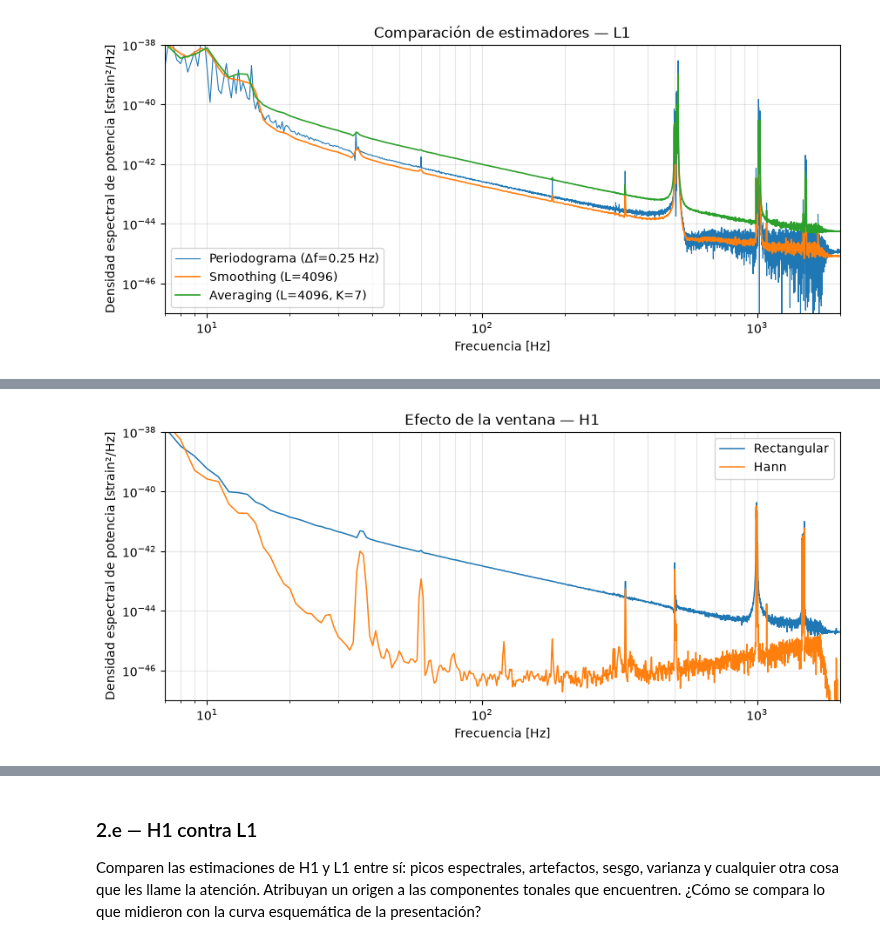
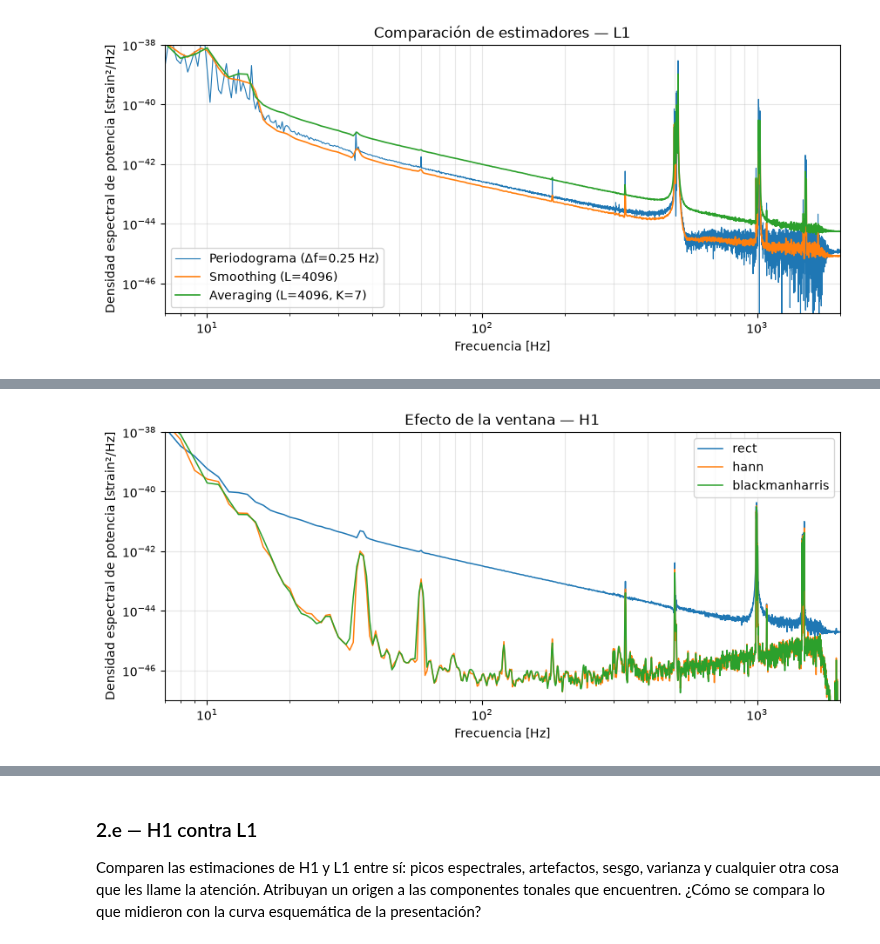
Before and after one commit to vito-pp/pasa_tps, a Jupyter notebook: tp1/TP1_LIGO_Grupo6.ipynb, the cells around one changed output, grey strips where cells are left out. Drawn from its saved outputs; the diff is of its cells as text; code cells hidden in the pictures.

Commit message:
TP1: comparación de ventanas en 2.d

```diff
--- a/tp1/TP1_LIGO_Grupo6.ipynb
+++ b/tp1/TP1_LIGO_Grupo6.ipynb
@@ -281,10 +281,12 @@ Estímenlo con **periodogram averaging**. Seleccionen y justifiquen $N$, $K$ y $
 def periodogram_averaging(x, L, fs, overlap=0.5, ventana="rect"):
     x = x - np.mean(x) # misma idea que antes, le saco la media
     N = len(x) # cuántas muestras tengo en total
-    if ventana == "hann": # elijo la ventana de datos
-        w = hann(L, sym=False) # Hann, la que tiene taper
+    if ventana == "hann":                                      # elijo la ventana de datos
+        w = hann(L, sym=False)                                 # Hann, la que tiene taper
+    elif ventana == "blackmanharris":                          # la de lóbulos laterales bajísimos
+        w = blackmanharris(L, sym=False)                       # ~-92 dB, pero lóbulo principal ancho
     else:
-        w = np.ones(L) # rectangular, para comparar
+        w = np.ones(L)                                         # rectangular, para comparar
     w = w * np.sqrt(L / np.sum(w**2)) # normalizo así sum[w²(n)]=L, como pide la diapo
     D = int(L * (1 - overlap)) # el corrimiento entre segmentos
     K = 1 + (N - L)//D # cuántos segmentos me entran
@@ -460,58 +462,44 @@ L1:
 [figure]
 [figure]
 # %%
-# Comparación de ventana rectangular contra Hann.
-# Mantengo L y overlap constantes para que la única diferencia sea la ventana.
+def ancho_pico(f, S, f0, ancho=30):                            # mido el ancho del pico a -3 dB
+    banda = (f > f0-ancho) & (f < f0+ancho)                    # me quedo con la zona del pico
+    fb, Sb = f[banda], S[banda]                                # recorto
+    pico = Sb.max()                                            # el valor máximo del pico
+    sobre = fb[Sb > pico/2]                                    # las frecuencias donde estoy arriba de la mitad
+    return sobre.max() - sobre.min()                           # el ancho en Hz
 
 def comparar_ventanas(x, fs, detector):
-    f_rect, S_rect, K_rect = periodogram_averaging(
-        x,
-        L=L_cmp,
-        fs=fs,
-        overlap=overlap_cmp,
-        ventana="rect"
-    )
+    plt.figure()                                               # gráfico de todo el espectro
+    for vent in ["rect", "hann", "blackmanharris"]:            # las tres ventanas a comparar
+        f_v, S_v, K_v = periodogram_averaging(x, L=L_cmp, fs=fs,   # mismo L y overlap siempre
+                                              overlap=overlap_cmp, ventana=vent)
+        plt.loglog(f_v, S_v, lw=1.1, label=vent)               # la curva
+        print(f"  {vent:15s}: σ = {dispersion_db(f_v, S_v):.2f} dB, "   # varianza
+              f"ancho pico 500 Hz = {ancho_pico(f_v, S_v, 500):.1f} Hz, "  # resolución
+              f"piso 30 Hz = {S_v[np.argmin(abs(f_v-30))]:.2e}")   # cuánto leakage me queda abajo
 
-    f_hann, S_hann, K_hann = periodogram_averaging(
-        x,
-        L=L_cmp,
-        fs=fs,
-        overlap=overlap_cmp,
-        ventana="hann"
-    )
+    plt.xlim(7, 2000)                                          #
+    plt.ylim(1e-47, 1e-38)                                     #
+    plt.xlabel("Frecuencia [Hz]")                              #
+    plt.ylabel("Densidad espectral de potencia [strain²/Hz]")  #
+    plt.title(f"Efecto de la ventana — {detector}")            #
+    plt.legend()                                               #
+    plt.grid(True, which="both", alpha=0.3)                    #
 
-    # Comparación en todo el espectro
-    plt.figure()
-    plt.loglog(f_rect, S_rect, lw=1.1, label="Rectangular")
-    plt.loglog(f_hann, S_hann, lw=1.1, label="Hann")
+    plt.figure()                                               # zoom en la línea de 500 Hz
+    for vent in ["rect", "hann", "blackmanharris"]:            # las mismas tres
+        f_v, S_v, K_v = periodogram_averaging(x, L=L_cmp, fs=fs,
+                                              overlap=overlap_cmp, ventana=vent)
+        plt.semilogy(f_v, S_v, lw=1.1, label=vent)             #
 
-    plt.xlim(7, 2000)
-    plt.ylim(1e-47, 1e-38)
-    plt.xlabel("Frecuencia [Hz]")
-    plt.ylabel("Densidad espectral de potencia [strain²/Hz]")
-    plt.title(f"Efecto de la ventana — {detector}")
-    plt.legend()
-    plt.grid(True, which="both", alpha=0.3)
+    plt.xlim(450, 550)                                         #
+    plt.xlabel("Frecuencia [Hz]")                              #
+    plt.ylabel("Densidad espectral de potencia [strain²/Hz]")  #
+    plt.title(f"Detalle alrededor de 500 Hz — {detector}")     #
+    plt.legend()                                               #
+    plt.grid(True, which="both", alpha=0.3)                    #
 
-    # Zoom alrededor de una zona con líneas espectrales.
-    # Sirve para ver mejor el compromiso entre leakage y resolución.
-    plt.figure()
-    plt.semilogy(f_rect, S_rect, lw=1.1, label="Rectangular")
-    plt.semilogy(f_hann, S_hann, lw=1.1, label="Hann")
-
-    plt.xlim(450, 550)
-    plt.xlabel("Frecuencia [Hz]")
-    plt.ylabel("Densidad espectral de potencia [strain²/Hz]")
-    plt.title(f"Detalle alrededor de 500 Hz — {detector}")
-    plt.legend()
-    plt.grid(True, which="both", alpha=0.3)
-
-    print(f"{detector} — comparación de ventanas:")
-    print(f"  Rectangular: σ = {dispersion_db(f_rect, S_rect):.2f} dB")
-    print(f"  Hann:        σ = {dispersion_db(f_hann, S_hann):.2f} dB")
-    print()
-
-
-comparar_ventanas(x_h, fs_h, "H1")
-comparar_ventanas(x_l, fs_l, "L1")
+comparar_ventanas(x_h, fs_h, "H1")                             # corro la comparación para Hanford
+comparar_ventanas(x_l, fs_l, "L1")                             # y para Livingston
 # %% [output]
@@ -525 +512 @@ L1 — comparación de ventanas:
-[figure, old version]
+[figure, new version]
```
Also changed, not shown: parts of 3 cells of this notebook, 1 other file.
